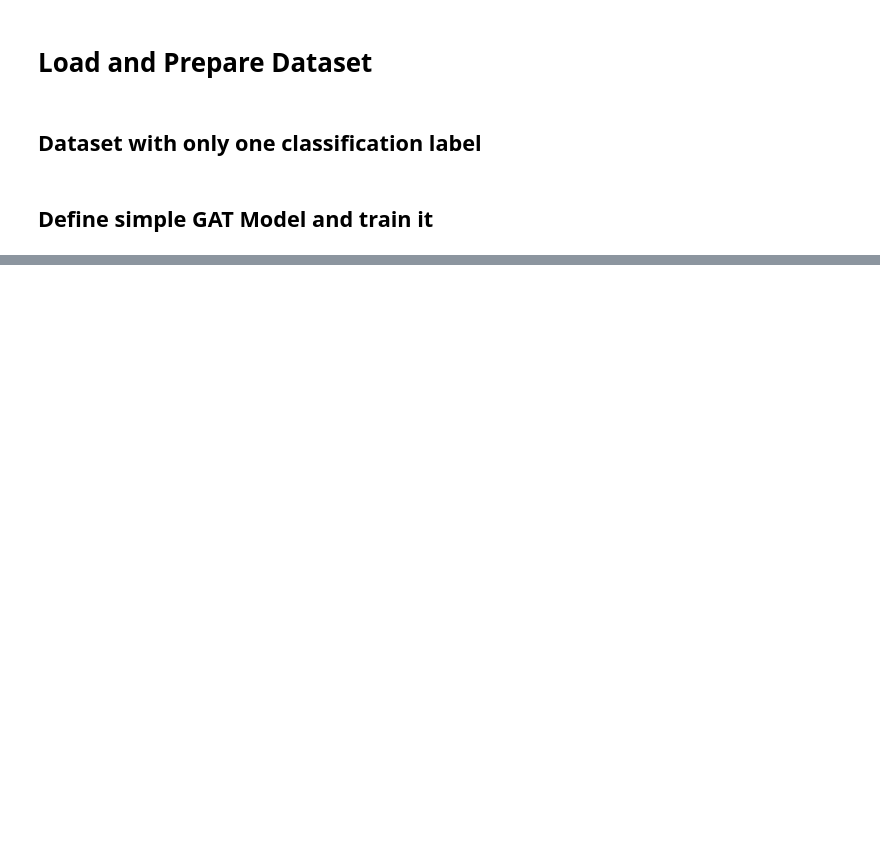
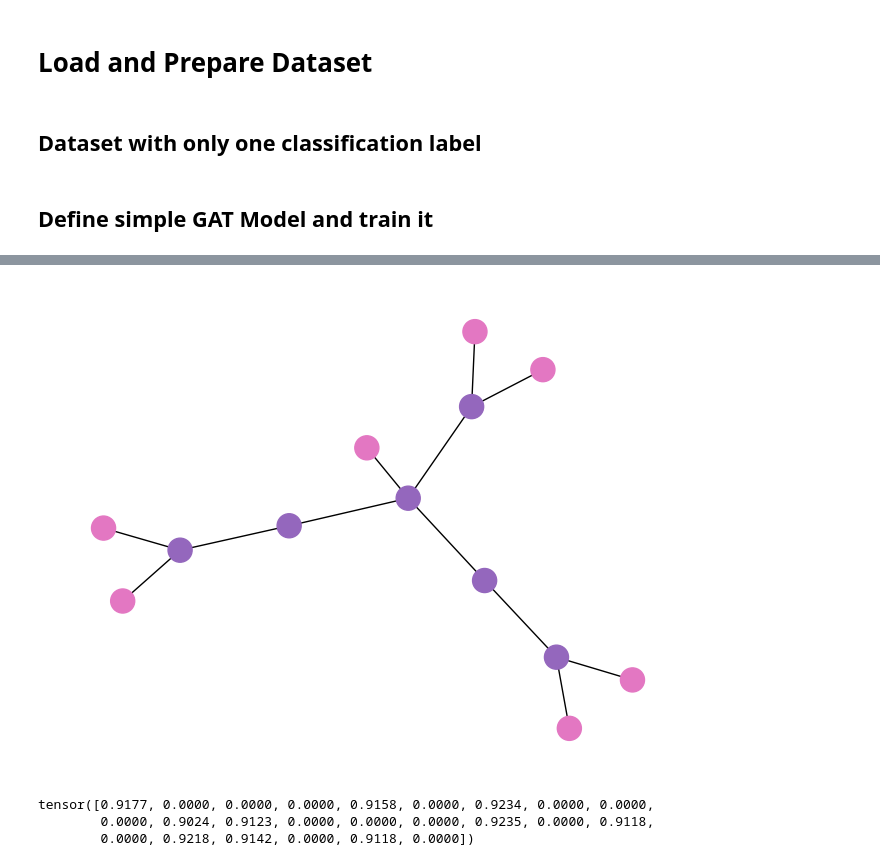
Before and after one commit to ShaswataRoy/xAI_Drug, a Jupyter notebook: Max/TOX21_GAT.ipynb, the cells around one changed output, grey strips where cells are left out. Saved outputs shown, nothing was run; the diff lists cells and outputs as text; code cells hidden in the pictures; blank space fills up the shorter version.

```diff
--- a/Max/TOX21_GAT.ipynb
+++ b/Max/TOX21_GAT.ipynb
@@ -149,0 +185,19 @@ Test loss: 0.2643, test acc 0.8969, test_auc 0.8802
+# %%
+colors = list(mcolors.TABLEAU_COLORS)
+def draw_graph(g: Data):
+  # Get a different color for each atom type
+  node_color = [colors[i.item()] for i in g.x.argmax(dim=1)]
+  # Convert to networkx
+  g = torch_geometric.utils.to_networkx(g, to_undirected=True)
+  # Draw on screen
+  nx.draw(g, node_color=node_color)
+# %%
+draw_graph(test_set[0])
+# %% [output]
+[figure, added]
+# %%
+print(explanation.edge_mask)
+# %% [output]
+tensor([0.9177, 0.0000, 0.0000, 0.0000, 0.9158, 0.0000, 0.9234, 0.0000, 0.0000,
+        0.0000, 0.9024, 0.9123, 0.0000, 0.0000, 0.0000, 0.9235, 0.0000, 0.9118,
+        0.0000, 0.9218, 0.9142, 0.0000, 0.9118, 0.0000])
```
Also changed, not shown: parts of 18 cells of this notebook, 3 other files.
